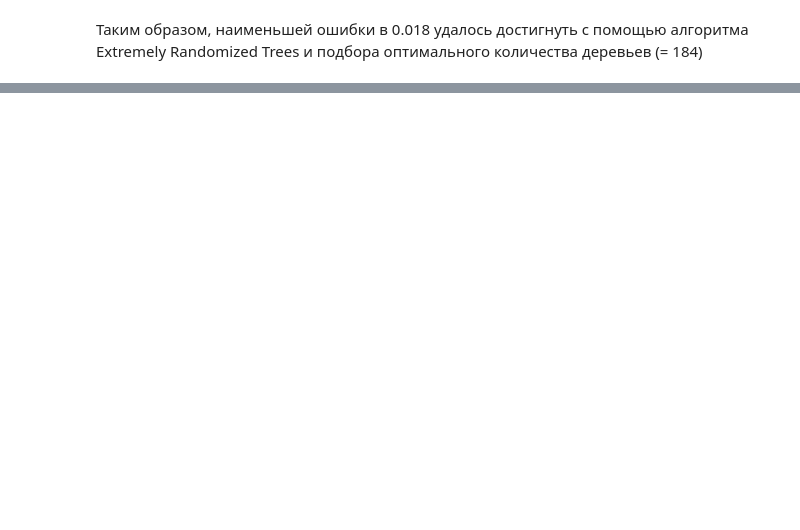
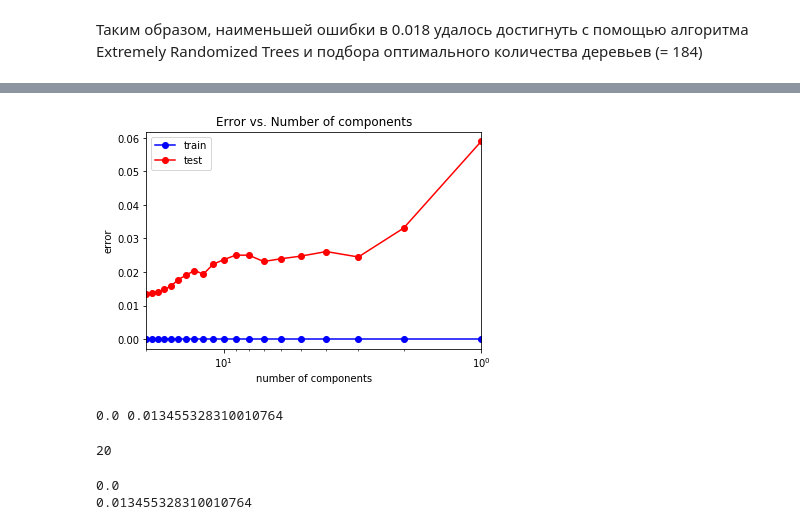
Before and after one commit to KhAngelina/ML, a Jupyter notebook: Task1/tutorial_deposite_prediction.ipynb, the cells around one changed output, grey strips where cells are left out. Drawn from its saved outputs; the diff is of its cells as text; code cells hidden in the pictures; blank space fills up the shorter version.

```diff
--- a/Task1/tutorial_deposite_prediction.ipynb
+++ b/Task1/tutorial_deposite_prediction.ipynb
@@ -1670,0 +1703,65 @@ print(confusion_matrix(y_test, y_test_predict))
+# %%
+from sklearn import ensemble
+from sklearn.decomposition import PCA
+
+# От 0 до 20 возможные значения
+n_components_arr = np.arange(1,21,1)
+test_err = []
+train_err = []
+
+for n_components in n_components_arr:
+    pca = PCA(n_components=n_components)
+    pca.fit(X_train)
+    X_train_pca = pca.transform(X_train)
+    X_test_pca = pca.transform(X_test)
+
+    ert = ensemble.ExtraTreesClassifier(n_estimators = 244, random_state = 42)
+    ert.fit(X_train_pca, y_train)
+
+    y_train_pred = ert.predict(X_train_pca)
+    y_test_pred = ert.predict(X_test_pca)
+    train_err.append(np.mean(y_train != y_train_pred))
+    test_err.append(np.mean(y_test != y_test_pred))
+# %%
+plt.semilogx(n_components_arr, train_err, 'b-o', label = 'train')
+plt.semilogx(n_components_arr, test_err, 'r-o', label = 'test')
+plt.xlim([np.max(n_components_arr), np.min(n_components_arr)])
+plt.title('Error vs. Number of components')
+plt.xlabel('number of components')
+plt.ylabel('error')
+plt.legend()
+pass
+# %% [output]
+[figure, added]
+# %%
+# Минимальные ошибки при найденных параметрах
+
+min_train_err = np.min(train_err)
+min_test_err = np.min(test_err)
+print(min_train_err, min_test_err)
+# %% [output]
+0.0 0.013455328310010764
+# %%
+# Оптимальное число компонент при найденных параметрах
+index = test_err.index(min_test_err)
+n_components_opt = n_components_arr[index]
+print(n_components_opt)
+# %% [output]
+20
+# %%
+# Классификатор при найденном оптимальном значении:
+
+pca = PCA(n_components=n_components_opt)
+pca.fit(X_train)
+X_train_pca = pca.transform(X_train)
+X_test_pca = pca.transform(X_test)
+
+ert = ensemble.ExtraTreesClassifier(n_estimators = 244, random_state = 42)
+ert.fit(X_train_pca, y_train)
+y_train_pred = ert.predict(X_train_pca)
+y_test_pred = ert.predict(X_test_pca)
+print(np.mean(y_train != y_train_pred))
+print(np.mean(y_test != y_test_pred))
+# %% [output]
+0.0
+0.013455328310010764
```
Also changed, not shown: parts of 30 cells of this notebook.
